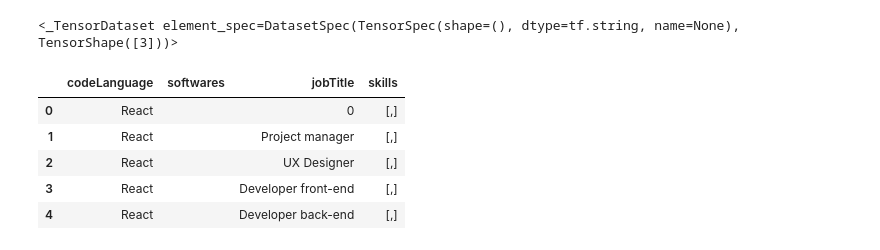
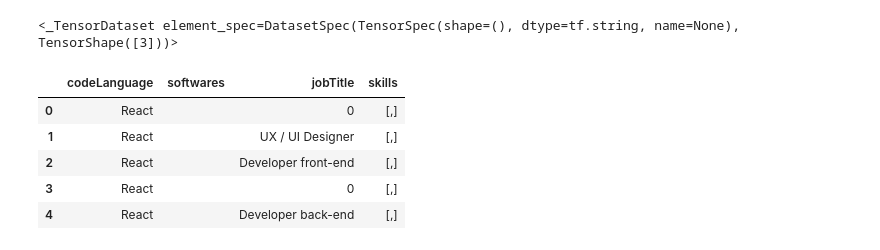
Before and after one commit to Chm-vinicius/coolab_tensorflow_study, a Jupyter notebook: machine_learn.ipynb, the cells around one changed output. Cells and saved outputs as stored; diff of their text form; code cells hidden in the pictures.

```diff
--- a/machine_learn.ipynb
+++ b/machine_learn.ipynb
@@ -53,37 +53,37 @@ client = bigquery.Client()
 
 query_job = client.query(
     """
-    SELECT * FROM `growyxprod.firebase_projects.post_schema_projectPositions_latest` LIMIT 150
+    SELECT * FROM `growyxprod.firebase_projects.post_schema_projectPositions_latest` LIMIT 100
     """
 )
 
 result = query_job.result()
 
 tensor = []
 
 for row in result:
     tensor.append(json.loads(row.positions_member))
 
 # print(tensor)
 
 df = pd.json_normalize(tensor)
 
 df['jobTitle'] = df['jobTitle'].fillna(0)
 df['skills'] = df['skills'].fillna('[]')
 df['skills'] = ','.join(df['skills'][0])
 df['softwares'] = ','.join(df['softwares'][0])
 df['codeLanguage'] = ','.join(df['codeLanguage'][0])
 # df.drop(df[(df['jobTitle'] == 0)].index, inplace=True)
 # print(df.head())
 candidate = df.pop('database')
 
 df.head()
 # %% [output]
 |  | codeLanguage | softwares | jobTitle | skills |
 | 0 | React |  | 0 | [,] |
-| 1 | React |  | Project manager | [,] |
-| 2 | React |  | UX Designer | [,] |
-| 3 | React |  | Developer front-end | [,] |
+| 1 | React |  | UX / UI Designer | [,] |
+| 2 | React |  | Developer front-end | [,] |
+| 3 | React |  | 0 | [,] |
 | 4 | React |  | Developer back-end | [,] |
 # %%
 
```
Also changed, not shown: parts of 16 cells of this notebook, 1 other file.
